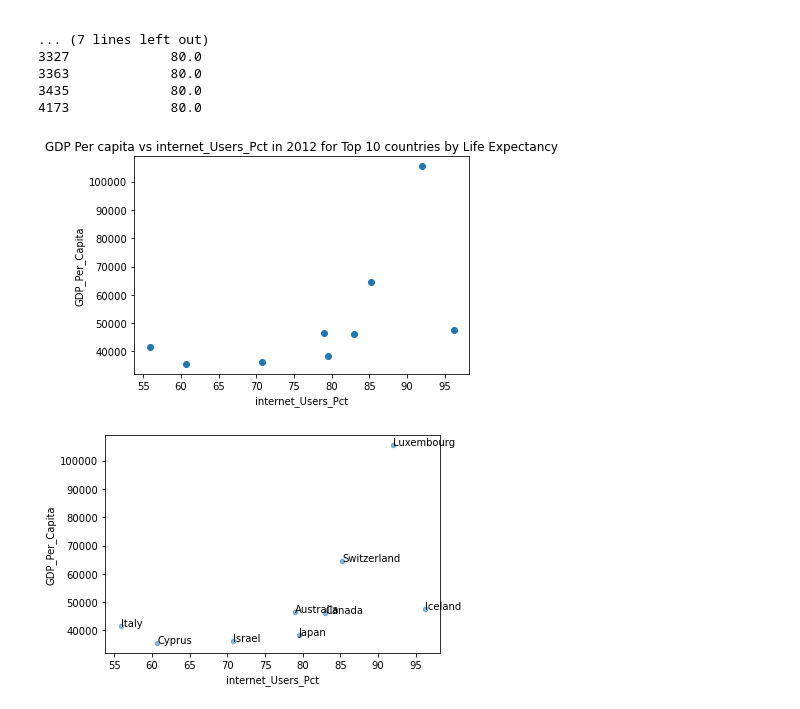
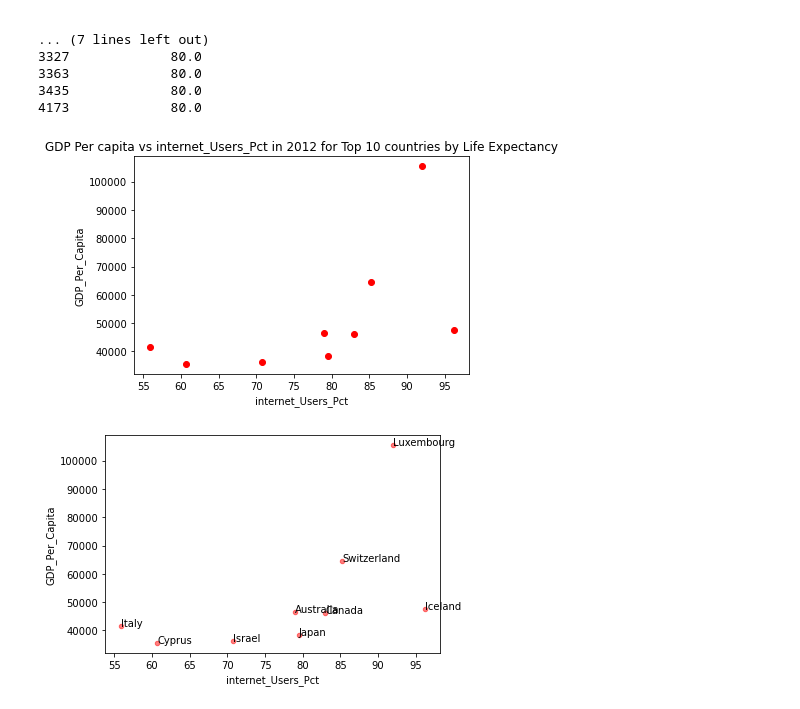
Before and after one commit to Mackeyk88/gdp-and-internet-usage-python, a Jupyter notebook: Notebook/Python1.ipynb, the cells around one changed output. Cells and saved outputs as stored; diff of their text form; code cells hidden in the pictures.

Commit message:
Finished bonus visual

```diff
--- a/Notebook/Python1.ipynb
+++ b/Notebook/Python1.ipynb
@@ -771,14 +775,14 @@ print(le_year12top10)
 3435             80.0
 4173             80.0
 # %%
-plt.scatter(le_year12top10.internet_Users_Pct, le_year12top10.GDP_Per_Capita)
+plt.scatter(le_year12top10.internet_Users_Pct, le_year12top10.GDP_Per_Capita, color = 'red')
 plt.xlabel('internet_Users_Pct')
 plt.ylabel('GDP_Per_Capita')
 plt.title('GDP Per capita vs internet_Users_Pct in 2012 for Top 10 countries by Life Expectancy')
-ax = le_year12top10.plot.scatter(x='internet_Users_Pct', y='GDP_Per_Capita', alpha=0.5)
+ax = le_year12top10.plot.scatter(x='internet_Users_Pct', y='GDP_Per_Capita', color = 'red', alpha=0.5)
 for d,txt in enumerate(le_year12top10.Country):
     ax.annotate(txt, (le_year12top10.internet_Users_Pct.iat[d],le_year12top10.GDP_Per_Capita.iat[d]))
 plt.show()
 # %% [output]
-[figure, old version]
+[figure, new version]
-[figure, old version]
+[figure, new version]
```
Also changed, not shown: parts of 5 cells of this notebook.
